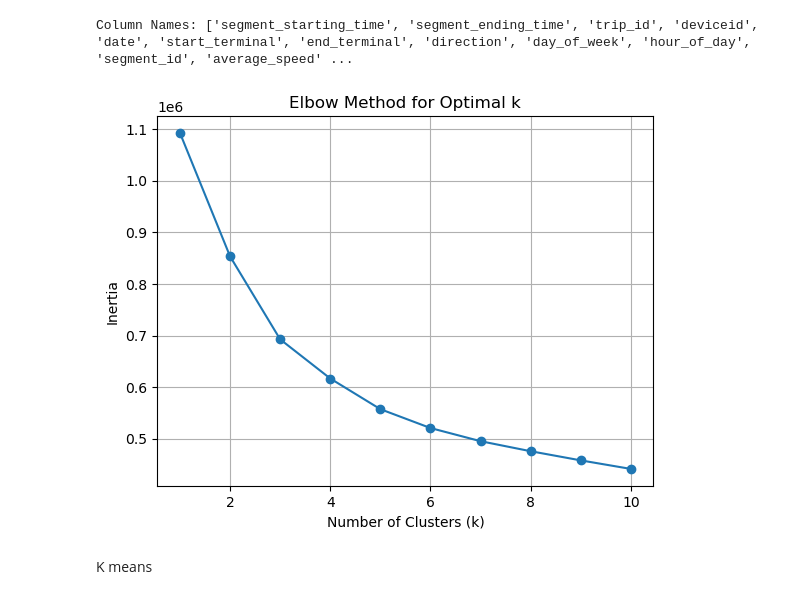
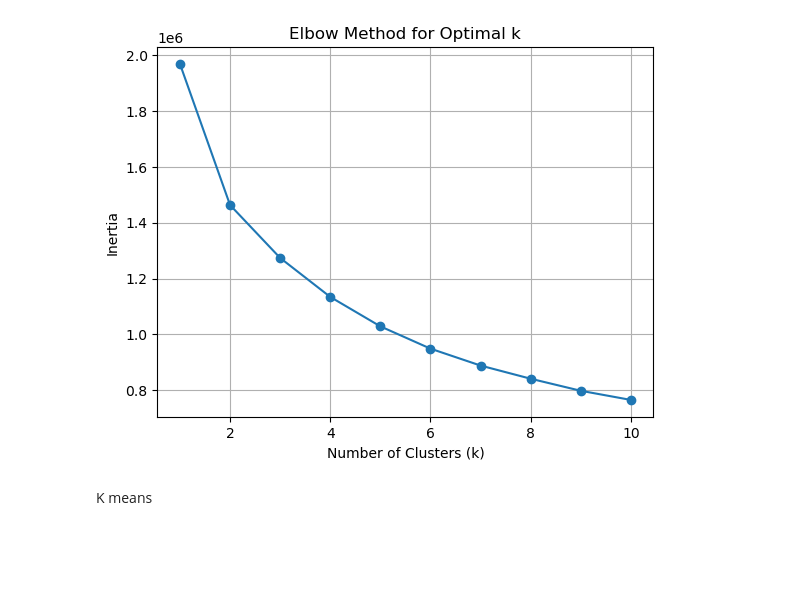
Before and after one commit to DriverBehaviour-FYP/Driver-Behaviour-Analysis, a Jupyter notebook: notebook/clustering/k-means.ipynb, the cells around one changed output. Cells and saved outputs as stored; diff of their text form; code cells hidden in the pictures; blank space fills up the shorter version.

```diff
--- a/notebook/clustering/k-means.ipynb
+++ b/notebook/clustering/k-means.ipynb
@@ -12,7 +4,0 @@ data.head(2)
-# %%
-column_names = data.columns.tolist()
-
-# Print column names
-print("Column Names:", column_names)
-# %% [output]
-Column Names: ['segment_starting_time', 'segment_ending_time', 'trip_id', 'deviceid', 'date', 'start_terminal', 'end_terminal', 'direction', 'day_of_week', 'hour_of_day', 'segment_id', 'average_speed' ...
@@ -38,7 +26,7 @@ def elbow_method(result,clustering_features):
 
   # Calculate inertia for each k value
   for k in k_values:
-      kmeans = KMeans(n_clusters=k, random_state=0)
+      kmeans = KMeans(n_clusters=k, random_state=0, n_init=10)
       kmeans.fit(X_scaled)
       inertia_values.append(kmeans.inertia_)
 
@@ -49,10 +37,9 @@ def elbow_method(result,clustering_features):
   plt.title('Elbow Method for Optimal k')
   plt.grid(True)
   plt.show()
-# %%
-data = data.dropna(subset=['elevation_p', 'elevation_n', 'ele_X_speed_acc_p', 'ele_X_speed_acc_n', 'average_acceleration', 'average_deacceleration', 'std_acc_dacc', 'stop_count', 'average_speed', 'max_speed', 'speed_variation'])
-elbow_method(data,['elevation_p', 'elevation_n', 'ele_X_speed_acc_p', 'ele_X_speed_acc_n', 'average_acceleration', 'average_deacceleration', 'std_acc_dacc', 'stop_count', 'average_speed', 'max_speed', 'speed_variation'])
-# %% [output]
-[figure, removed]
+# %%
+elbow_method(data,['speed_mean', 'speed_std', 'ele_X_speed_n', 'ele_X_speed_p', 'average_acceleration', 'average_deacceleration', 'std_acc_dacc'])
+# %% [output]
+[figure, added]
 # %% [markdown]
 K means
```
Also changed, not shown: parts of 7 cells of this notebook, 11 other files.
